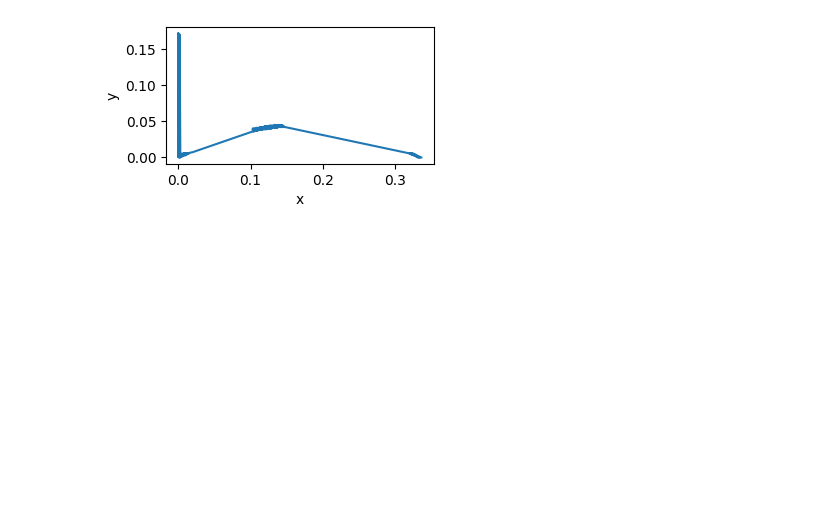
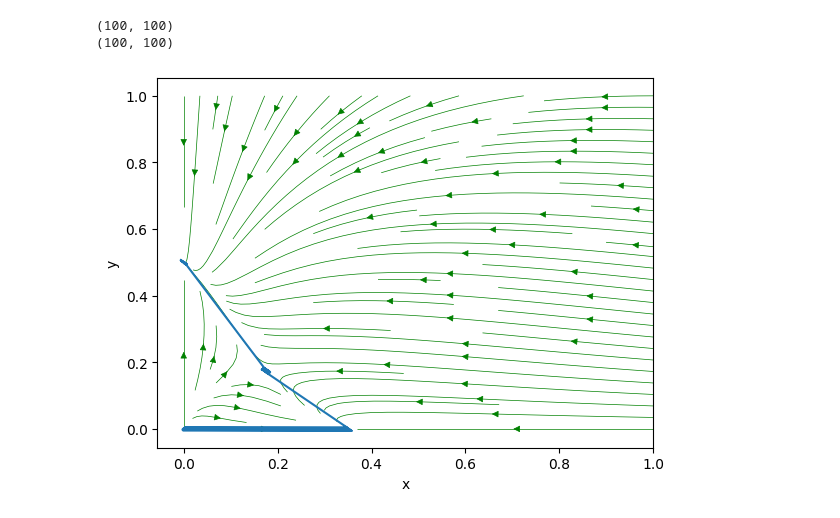
Before and after one commit to jpowell24/stokes, a Jupyter notebook: selectproblems3/localdynamics.ipynb, the cells around one changed output. Drawn from its saved outputs; the diff is of its cells as text; code cells hidden in the pictures; blank space fills up the shorter version.

Commit message:
just making it worse and worse

```diff
--- a/selectproblems3/localdynamics.ipynb
+++ b/selectproblems3/localdynamics.ipynb
@@ -8,61 +5,46 @@ from mpl_toolkits import mplot3d
 
 color_list =["#3eb991","#e9a820","#e01563","#edb196","#6ecadc","#1f94ac","#ae9a6a","#ccb8a6","#343a44"]
 # %%
-w = 1.5;
-f, g = np.mgrid[0:w:100j, 0:w:100j];
+x, y = np.mgrid[0:1:100j, 0:1:100j];
 
-d = 0.2;
-r = 0.3;
+d = 0.1;
+r = 0.2;
 lam = 0.9;
 mu = 1.1;
 
 x_e = 1 - (d / r);
 y_e = lam - mu * (d / r);
 
-x = [];
-y = [];
+xdot_zero = [];
+ydot_zero = [];
 
-u = [];
-v = [];
+for i in np.arange(-0.1,1.5,0.001):
+    for j in np.arange(-0.1,1.5,0.001):
 
-# dotx = x * (x_e - (y)/(x + y) - (x - y));
-# doty = y * (y_e - (x + y));
-
-for i in np.arange(0,w,0.001):
-    for j in np.arange(0,w,0.001):
         dotx = i * (x_e - (j)/(i + j) - (i - j));
         doty = j * (y_e - (i + j));
+
         bool_one = (dotx <= 0.001) and (dotx >= -0.001);
         bool_two = (doty <= 0.001) and (doty >= -0.001);
+
         if(bool_one and bool_two):
-            x = np.append(x, i);
-            y = np.append(y, j);
-        if(bool_two):
-            u = np.append(u, i);
-            v = np.append(v, j);
+            xdot_zero = np.append(xdot_zero, i);
+            ydot_zero = np.append(ydot_zero, j);
 
+xdot = x * (x_e - (y)/(x + y) - (x - y));
+ydot = y * (y_e - (x + y));
 
-# vector = np.sqrt(1 + pow((pow(f,2) + pow(g,2) - 1), 2));
+print(x.shape)
+print(xdot.shape)
 
-xaxis = np.arange(-w, w, 2 * w / 100)
-yaxis = np.arange(-w, w, 2 * w / 100)
+plt.streamplot(y, x, ydot, xdot, density = 1, color = "green", linewidth = 0.5);
+plt.plot(ydot_zero, xdot_zero);
 
-#
-
-# making a plot for streamlines
-# plt.subplot(1, 2, 1); # putting plots on the same image, this at row 1, col 1, index 1
-# plt.streamplot(xaxis, yaxis, d_f, d_g, density = 1, color = "green", linewidth = 0.5); # making streamlines
-# plt.gca().set_aspect('equal');
-
-plt.subplot(1, 2, 2);  # putting plots on the same image, this at row 1, col 2, index 1
-# plt.quiver(f[::5, ::5], g[::5, ::5], dotx[::5, ::5], doty[::5, ::5]); # making vectors, skipping every 5 points
-plt.plot(x, y);
-# plt.plot(u, v);
-plt.gca().set_aspect('equal');
-plt.xlabel('x')
+plt.xlabel('x');
 plt.ylabel('y');
 
-plt.tight_layout()
 plt.show()
 # %% [output]
+(100, 100)
+(100, 100)
-[figure, old version]
+[figure, new version]
```
Also changed, not shown: parts of 2 cells of this notebook.
